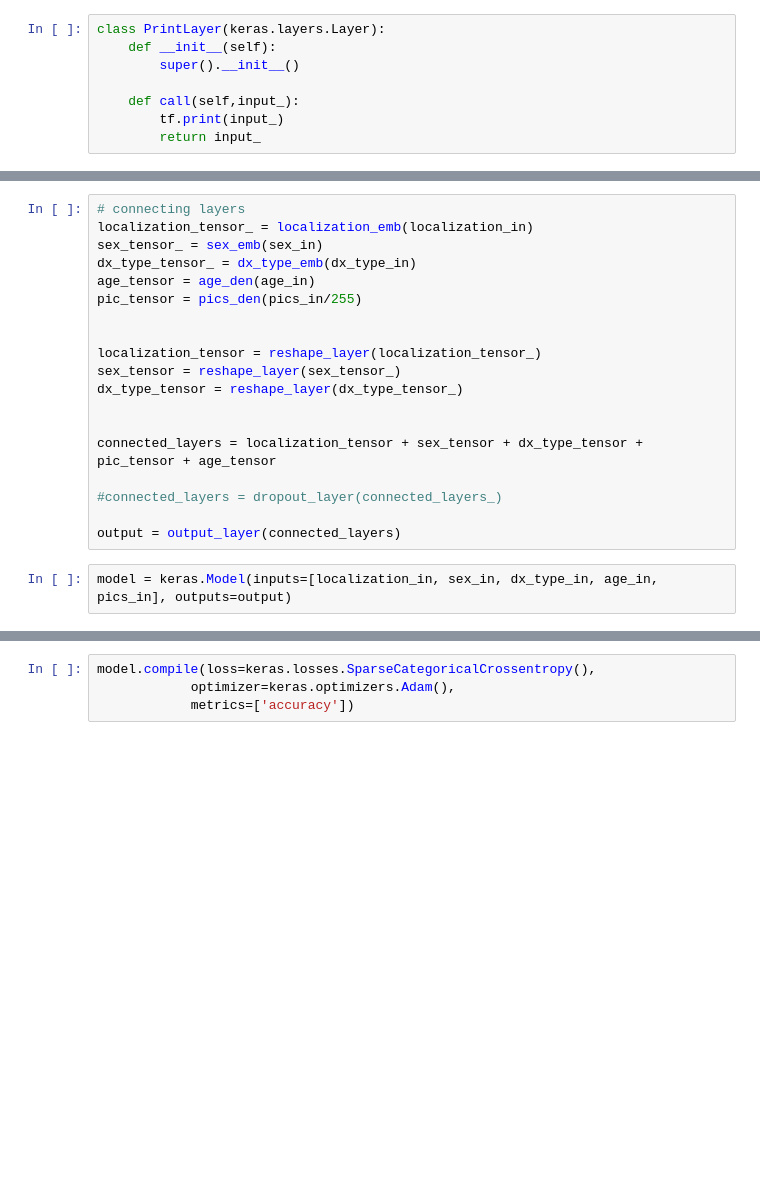
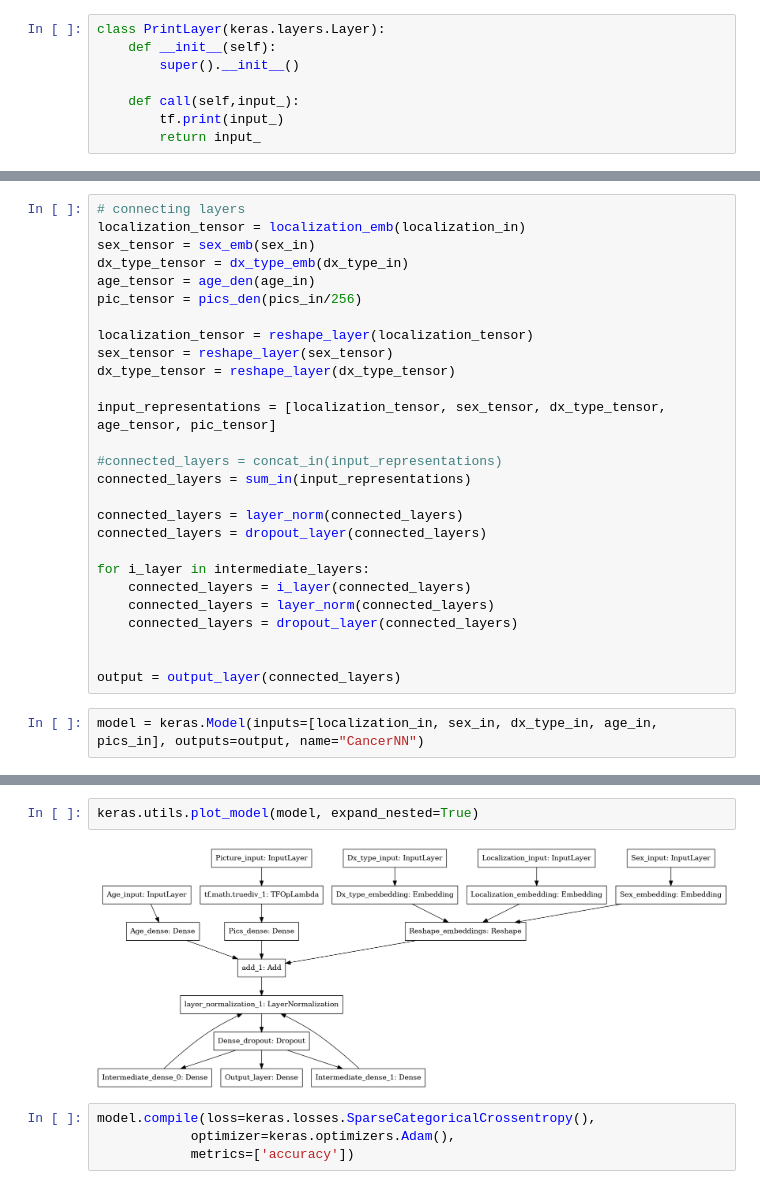
Before and after one commit to e-lubrini/pseudo-labelling, a Jupyter notebook: PseudoLabelingDemo.ipynb, the cells around one changed output, grey strips where cells are left out. Cells and saved outputs as stored; diff of their text form; blank space fills up the shorter version.

Commit message:
Nice network graph, and layer normalization

```diff
--- a/PseudoLabelingDemo.ipynb
+++ b/PseudoLabelingDemo.ipynb
@@ -414,25 +425,33 @@ dropout_layer = keras.layers.Dropout(rate=0.2)
 p_layer = PrintLayer()
 # %%
 # connecting layers
-localization_tensor_ = localization_emb(localization_in)
-sex_tensor_ = sex_emb(sex_in)
-dx_type_tensor_ = dx_type_emb(dx_type_in)
+localization_tensor = localization_emb(localization_in)
+sex_tensor = sex_emb(sex_in)
+dx_type_tensor = dx_type_emb(dx_type_in)
 age_tensor = age_den(age_in)
-pic_tensor = pics_den(pics_in/255)
+pic_tensor = pics_den(pics_in/256)
+
+localization_tensor = reshape_layer(localization_tensor)
+sex_tensor = reshape_layer(sex_tensor)
+dx_type_tensor = reshape_layer(dx_type_tensor)
+
+input_representations = [localization_tensor, sex_tensor, dx_type_tensor, age_tensor, pic_tensor]
+
+#connected_layers = concat_in(input_representations)
+connected_layers = sum_in(input_representations)
+
+connected_layers = layer_norm(connected_layers)
+connected_layers = dropout_layer(connected_layers)
+
+for i_layer in intermediate_layers:
+    connected_layers = i_layer(connected_layers)
+    connected_layers = layer_norm(connected_layers)
+    connected_layers = dropout_layer(connected_layers)
 
 
-localization_tensor = reshape_layer(localization_tensor_)
-sex_tensor = reshape_layer(sex_tensor_)
-dx_type_tensor = reshape_layer(dx_type_tensor_)
-
-
-connected_layers = localization_tensor + sex_tensor + dx_type_tensor + pic_tensor + age_tensor
-
-#connected_layers = dropout_layer(connected_layers_)
-
 output = output_layer(connected_layers)
 # %%
-model = keras.Model(inputs=[localization_in, sex_in, dx_type_in, age_in, pics_in], outputs=output)
+model = keras.Model(inputs=[localization_in, sex_in, dx_type_in, age_in, pics_in], outputs=output, name="CancerNN")
 # %%
 model.summary()
 # %% [output]
@@ -454,5 +473,9 @@ Trainable params: 76,295
 Non-trainable params: 0
 __________________________________________________________________________________________________
+# %%
+keras.utils.plot_model(model, expand_nested=True)
+# %% [output]
+[figure, added]
 # %%
 model.compile(loss=keras.losses.SparseCategoricalCrossentropy(),
             optimizer=keras.optimizers.Adam(),
```
Also changed, not shown: parts of 24 cells of this notebook, 1 other file.
